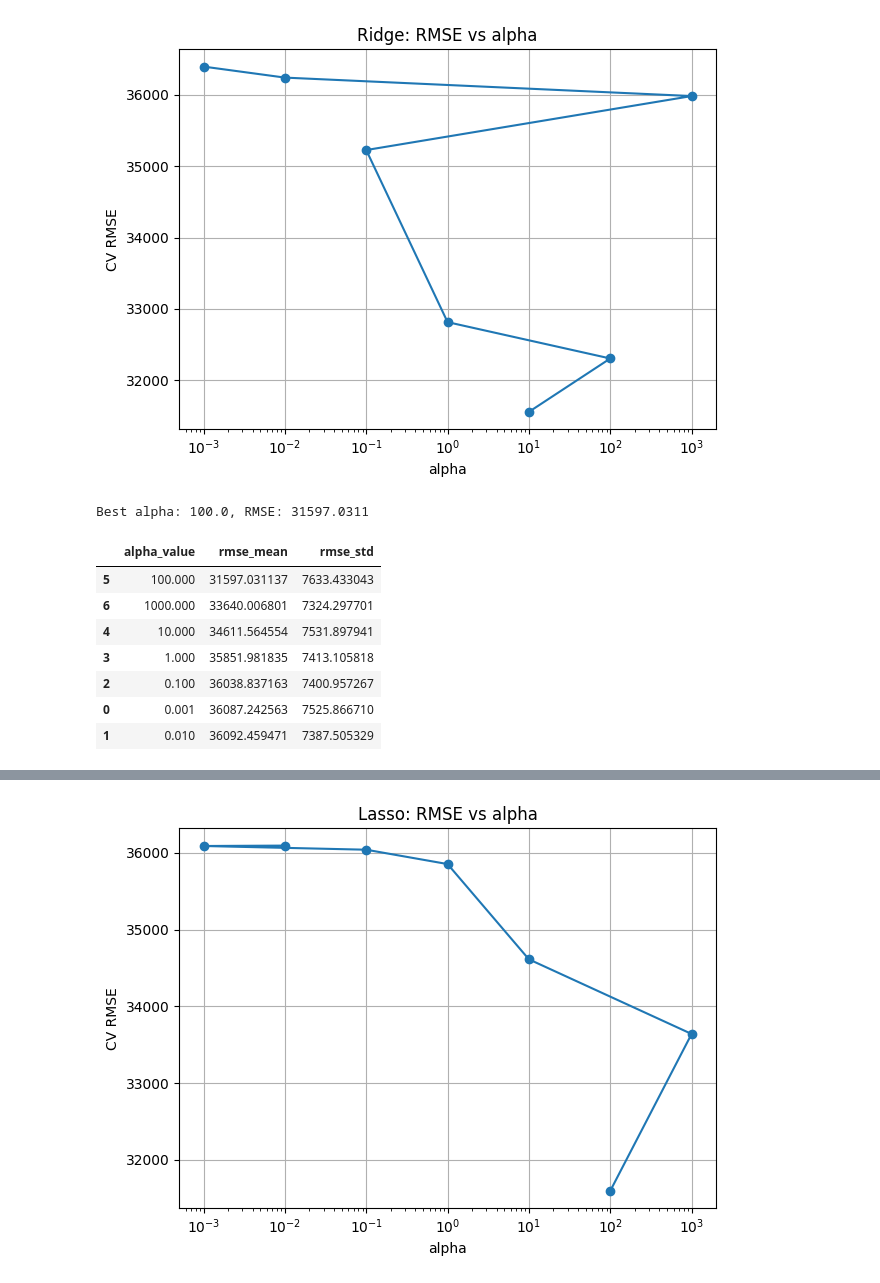
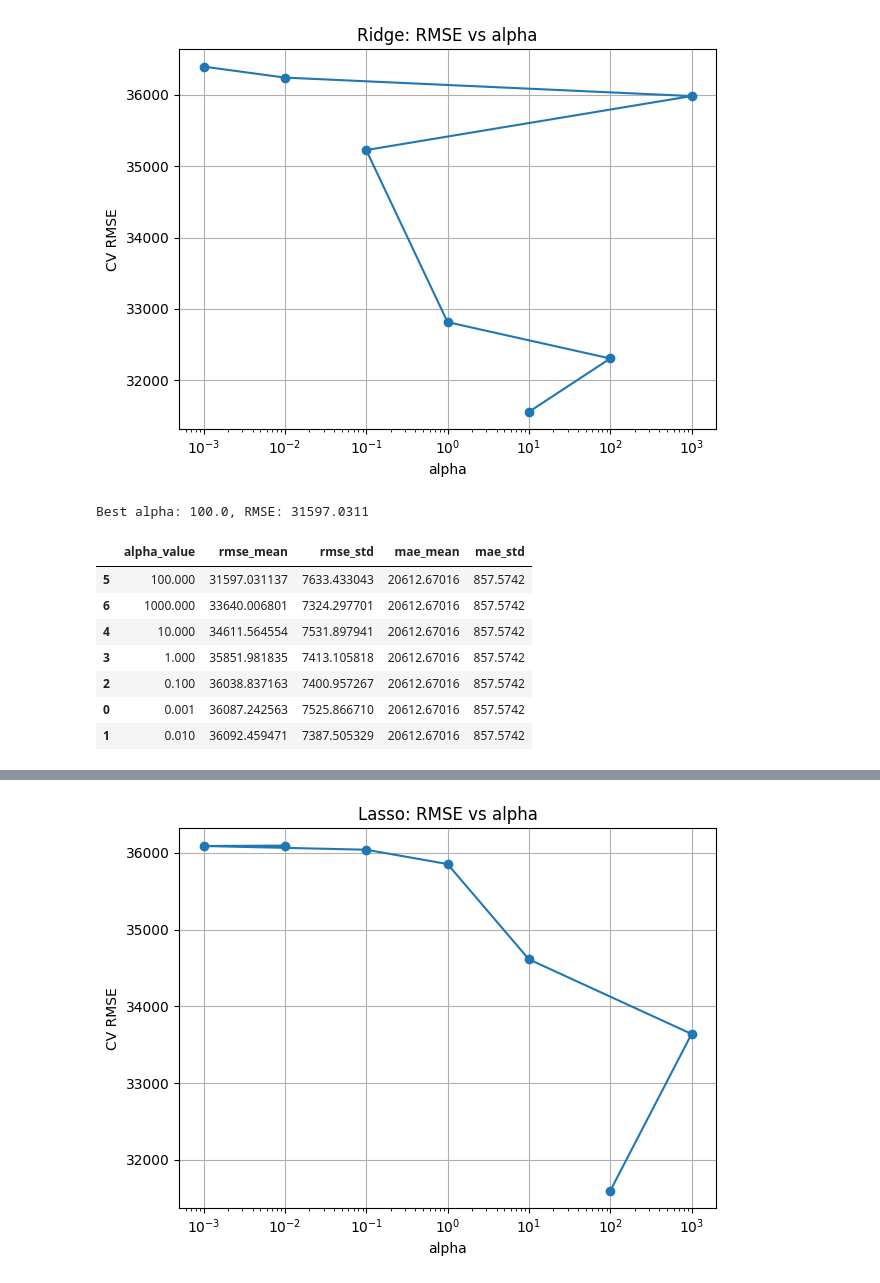
Before and after one commit to Uvlazhnitel/House-prices-regression, a Jupyter notebook: notebooks/03_ridge_lasso_alpha_search.ipynb, the cells around one changed output, grey strips where cells are left out. Drawn from its saved outputs; the diff is of its cells as text; code cells hidden in the pictures.

```diff
--- a/notebooks/03_ridge_lasso_alpha_search.ipynb
+++ b/notebooks/03_ridge_lasso_alpha_search.ipynb
@@ -44,3 +36,8 @@ X_train, X_test, y_train, y_test = train_test_split(
+# %%
+train_idx = np.load(SPLITS_DIR / "train_indices.npy")
+
+X_train = X.loc[train_idx].copy()
+y_train = y.loc[train_idx].copy()
 # %%
 # Identify numeric and categorical columns
 numeric_cols = X_train.select_dtypes(include=["int64", "float64"]).columns.to_list()
@@ -107,6 +104,12 @@ Pipeline(steps=[('preprocessor',
                 ('regressor', LinearRegression())])
 # %%
 cv = KFold(n_splits=5, shuffle=True, random_state=RANDOM_STATE)
+# %%
+# Evaluate each model using cross-validation
+scoring = {
+    "rmse":"neg_root_mean_squared_error",
+    "mae":"neg_mean_absolute_error",
+}
 # %%
 alpha_results = []
 
@@ -126,28 +129,31 @@ for alpha in alpha_values:
         X_train,
         y_train,
         cv=cv,
-        scoring="neg_root_mean_squared_error",
+        scoring=scoring,
         n_jobs=-1,
         return_train_score=False,
     )
 
-    rmse_values = -cv_scores["test_score"]
+    rmse_values = -cv_scores["test_rmse"]
+    mae_values = -cv_scores["test_mae"]
 
-    alpha_result = {
+    ridge_result = {
         "alpha_value": alpha,
         "rmse_mean": rmse_values.mean(),
         "rmse_std": rmse_values.std(),
+        "mae_mean": mae_values.mean(),
+        "mae_std": mae_values.std(),
     }
 
-    alpha_results.append(alpha_result)
+    alpha_results.append(ridge_result)
 
 # Create DataFrame and sort by RMSE mean
 alpha_results_df = pd.DataFrame(alpha_results)
 alpha_results_df = alpha_results_df.sort_values(by="rmse_mean")
 
 # Display the best alpha value
-best_alpha = alpha_results_df.iloc[0]
-print(f"Best alpha: {best_alpha['alpha_value']}, RMSE: {best_alpha['rmse_mean']:.4f}")
+ridge_best_alpha = alpha_results_df.iloc[0]
+print(f"Best alpha: {ridge_best_alpha['alpha_value']}, RMSE: {ridge_best_alpha['rmse_mean']:.4f}")
 alpha_results_df
 # %% [output]
 Best alpha: 10.0, RMSE: 31556.1745
@@ -191,40 +197,42 @@ for alpha in alpha_values:
     )
 
     cv_scores = cross_validate(
         pipeline,
         X_train,
         y_train,
         cv=cv,
         scoring="neg_root_mean_squared_error",
         n_jobs=-1,
         return_train_score=False,
     )
 
     rmse_values = -cv_scores["test_score"]
 
     lasso_result = {
         "alpha_value": alpha,
         "rmse_mean": rmse_values.mean(),
         "rmse_std": rmse_values.std(),
+        "mae_mean": mae_values.mean(),
+        "mae_std": mae_values.std(),
     }
 
     lasso_results.append(lasso_result)
 
 # Create DataFrame and sort by RMSE mean
 lasso_results_df = pd.DataFrame(lasso_results)
 lasso_results_df = lasso_results_df.sort_values(by="rmse_mean")
 
 # Display the best alpha value
-best_alpha = lasso_results_df.iloc[0]
-print(f"Best alpha: {best_alpha['alpha_value']}, RMSE: {best_alpha['rmse_mean']:.4f}")
+lasso_best_alpha = lasso_results_df.iloc[0]
+print(f"Best alpha: {lasso_best_alpha['alpha_value']}, RMSE: {lasso_best_alpha['rmse_mean']:.4f}")
 lasso_results_df
 # %% [output]
 Best alpha: 100.0, RMSE: 31597.0311
-|  | alpha_value | rmse_mean | rmse_std |
-| 5 | 100.000 | 31597.031137 | 7633.433043 |
-| 6 | 1000.000 | 33640.006801 | 7324.297701 |
-| 4 | 10.000 | 34611.564554 | 7531.897941 |
-| 3 | 1.000 | 35851.981835 | 7413.105818 |
-| 2 | 0.100 | 36038.837163 | 7400.957267 |
-| 0 | 0.001 | 36087.242563 | 7525.866710 |
-| 1 | 0.010 | 36092.459471 | 7387.505329 |
+|  | alpha_value | rmse_mean | rmse_std | mae_mean | mae_std |
+| 5 | 100.000 | 31597.031137 | 7633.433043 | 20612.67016 | 857.5742 |
+| 6 | 1000.000 | 33640.006801 | 7324.297701 | 20612.67016 | 857.5742 |
+| 4 | 10.000 | 34611.564554 | 7531.897941 | 20612.67016 | 857.5742 |
+| 3 | 1.000 | 35851.981835 | 7413.105818 | 20612.67016 | 857.5742 |
+| 2 | 0.100 | 36038.837163 | 7400.957267 | 20612.67016 | 857.5742 |
+| 0 | 0.001 | 36087.242563 | 7525.866710 | 20612.67016 | 857.5742 |
+| 1 | 0.010 | 36092.459471 | 7387.505329 | 20612.67016 | 857.5742 |
```
Also changed, not shown: parts of 5 cells of this notebook, 4 other files.
